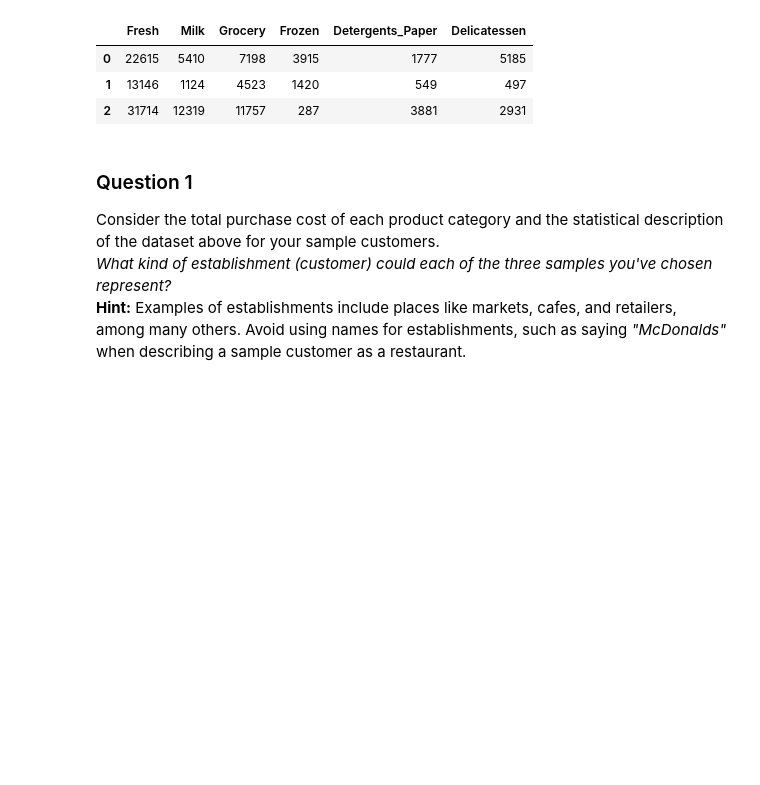
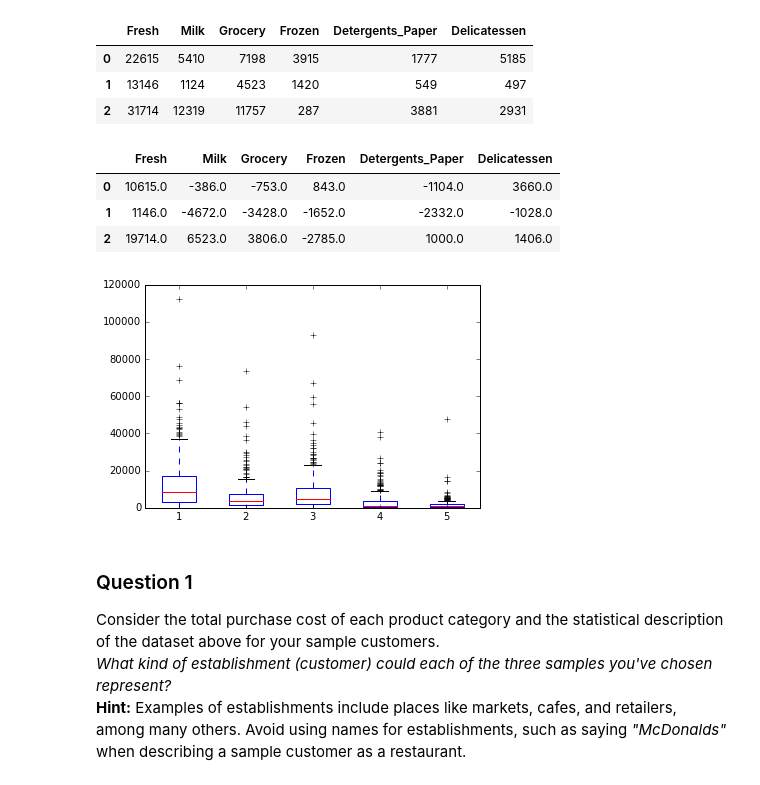
Before and after one commit to radhakrishnavuppala/creating_customer_segments, a Jupyter notebook: customer_segments.ipynb, the cells around one changed output. Cells and saved outputs as stored; diff of their text form; code cells hidden in the pictures; blank space fills up the shorter version.

```diff
--- a/customer_segments.ipynb
+++ b/customer_segments.ipynb
@@ -109,6 +109,16 @@ Chosen samples of wholesale customers dataset:
 | 0 | 22615 | 5410 | 7198 | 3915 | 1777 | 5185 |
 | 1 | 13146 | 1124 | 4523 | 1420 | 549 | 497 |
 | 2 | 31714 | 12319 | 11757 | 287 | 3881 | 2931 |
+# %%
+# How do these samples compare with the mean data
+display(samples - np.round(data.mean()))
+bp1 = plt.boxplot([data['Fresh'],data['Milk'],data['Grocery'],data['Detergents_Paper'], data['Delicatessen']])
+# %% [output]
+|  | Fresh | Milk | Grocery | Frozen | Detergents_Paper | Delicatessen |
+| 0 | 10615.0 | -386.0 | -753.0 | 843.0 | -1104.0 | 3660.0 |
+| 1 | 1146.0 | -4672.0 | -3428.0 | -1652.0 | -2332.0 | -1028.0 |
+| 2 | 19714.0 | 6523.0 | 3806.0 | -2785.0 | 1000.0 | 1406.0 |
+[figure, added]
 # %% [markdown]
 ### Question 1
 Consider the total purchase cost of each product category and the statistical description of the dataset above for your sample customers.
```
Also changed, not shown: parts of 17 cells of this notebook, 1 other file.
